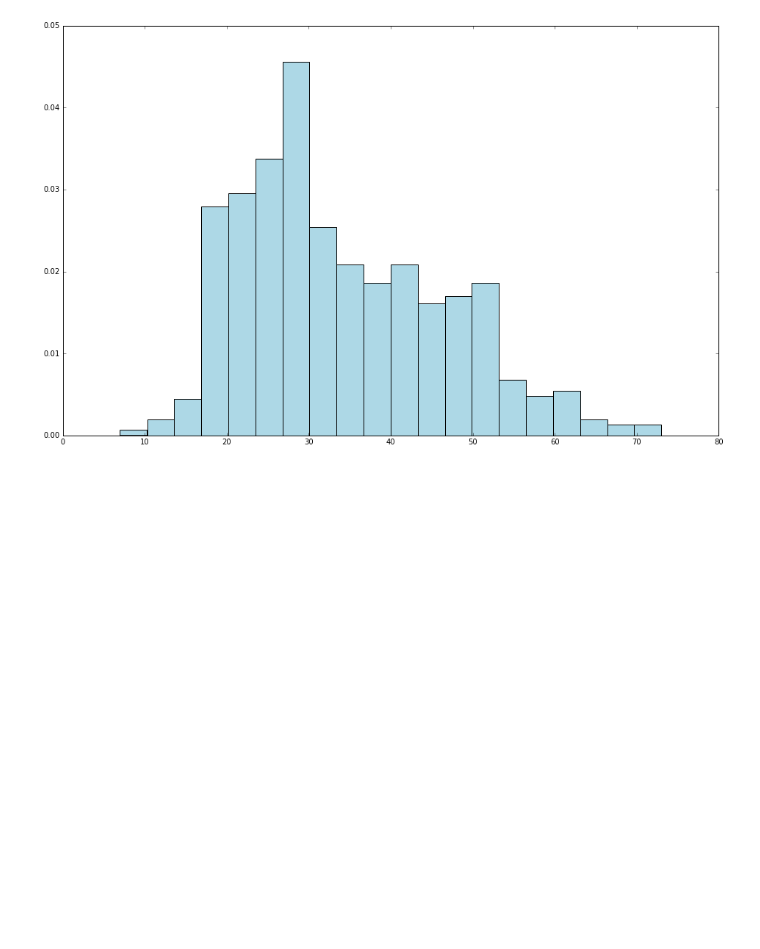
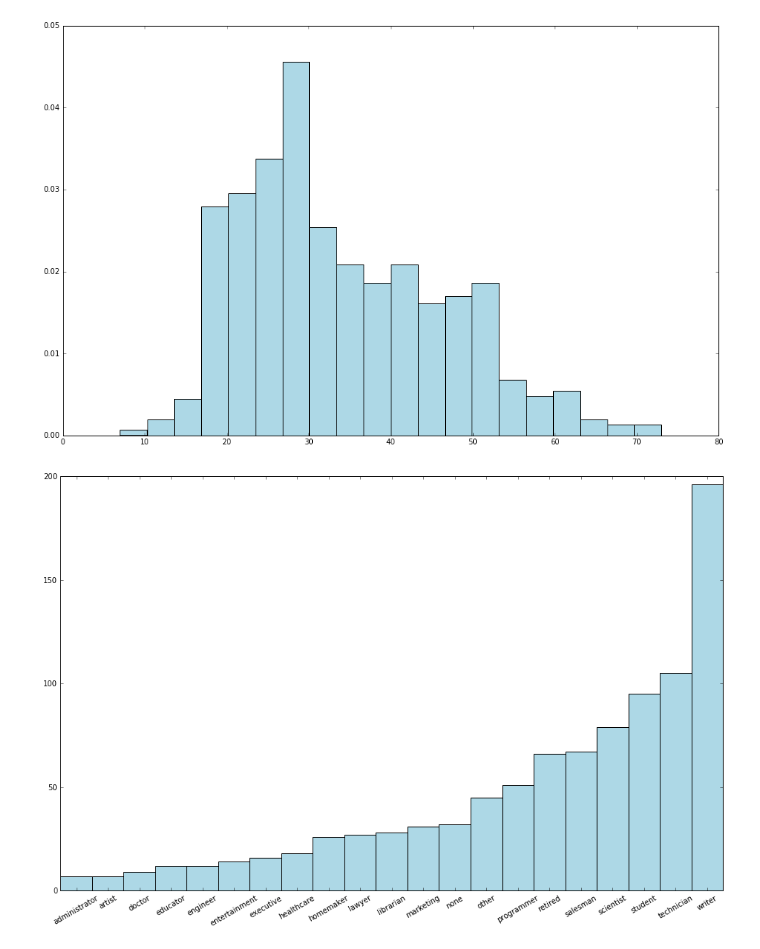
Before and after one commit to hugolu/learn-spark, a Jupyter notebook: machine-learning-with-spark/src/ex-3.2.ipynb, the cells around one changed output. Drawn from its saved outputs; the diff is of its cells as text; code cells hidden in the pictures; blank space fills up the shorter version.

Commit message:
add a picture of visualizing data

```diff
--- a/machine-learning-with-spark/src/ex-3.2.ipynb
+++ b/machine-learning-with-spark/src/ex-3.2.ipynb
@@ -23,3 +23,25 @@ fig = matplotlib.pyplot.gcf()
 fig.set_size_inches(16, 10)
 # %% [output]
 [figure]
+# %%
+count_by_occupation = user_fields.map(lambda fields: (fields[3], 1)).reduceByKey(lambda a, b: a + b).collect()
+
+x_axis1 = np.array([c[0] for c in count_by_occupation])
+y_axis1 = np.array([c[1] for c in count_by_occupation])
+
+x_axis = x_axis1[np.argsort(x_axis1)]
+y_axis = y_axis1[np.argsort(y_axis1)]
+
+pos = np.arange(len(x_axis))
+width = 1.0
+
+ax = plt.axes()
+ax.set_xticks(pos + (width/2))
+ax.set_xticklabels(x_axis)
+
+plt.bar(pos, y_axis, width, color='lightblue')
+plt.xticks(rotation=30)
+fig = matplotlib.pyplot.gcf()
+fig.set_size_inches(16, 10)
+# %% [output]
+[figure, added]
```
Also changed, not shown: 1 other file.
